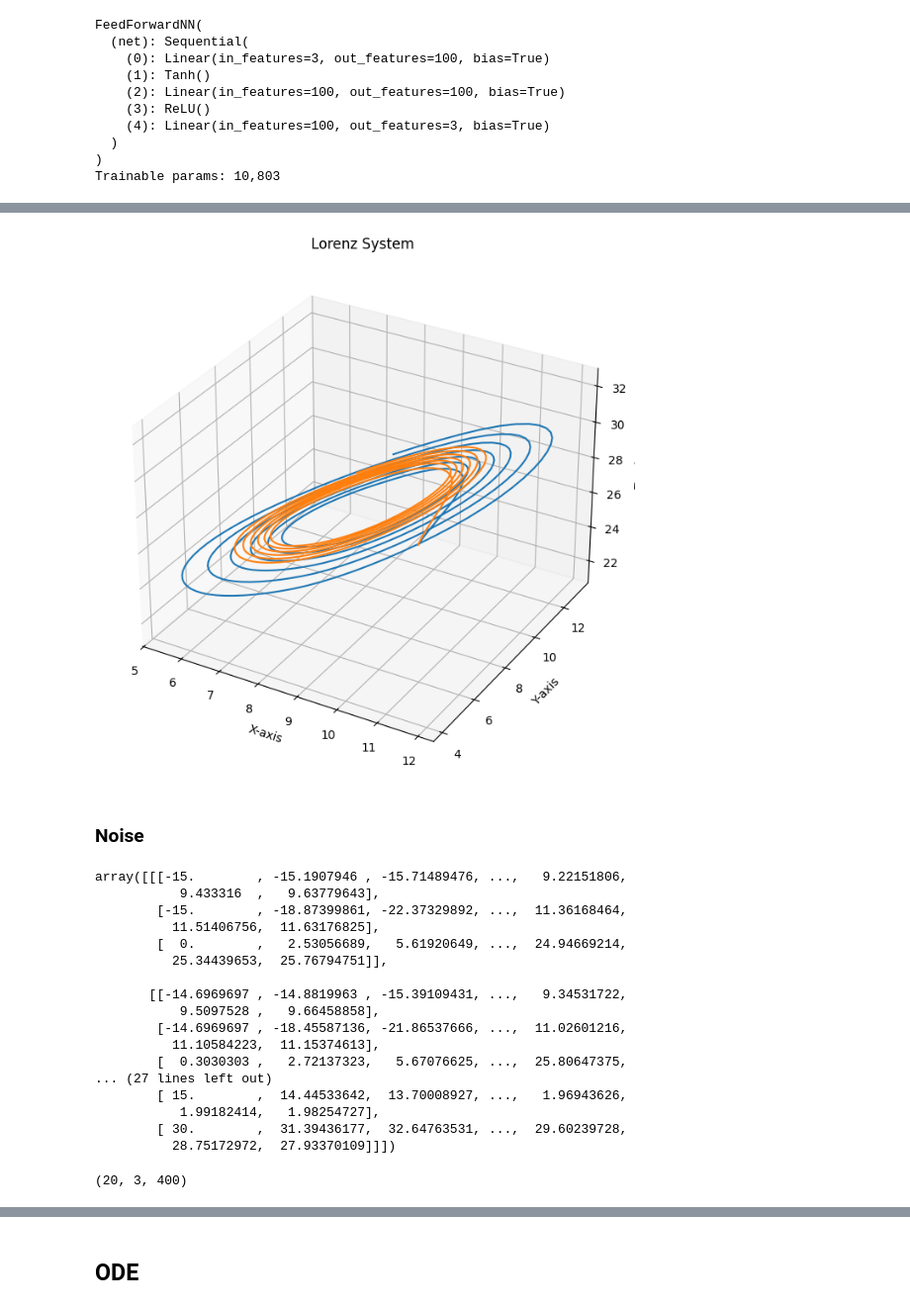
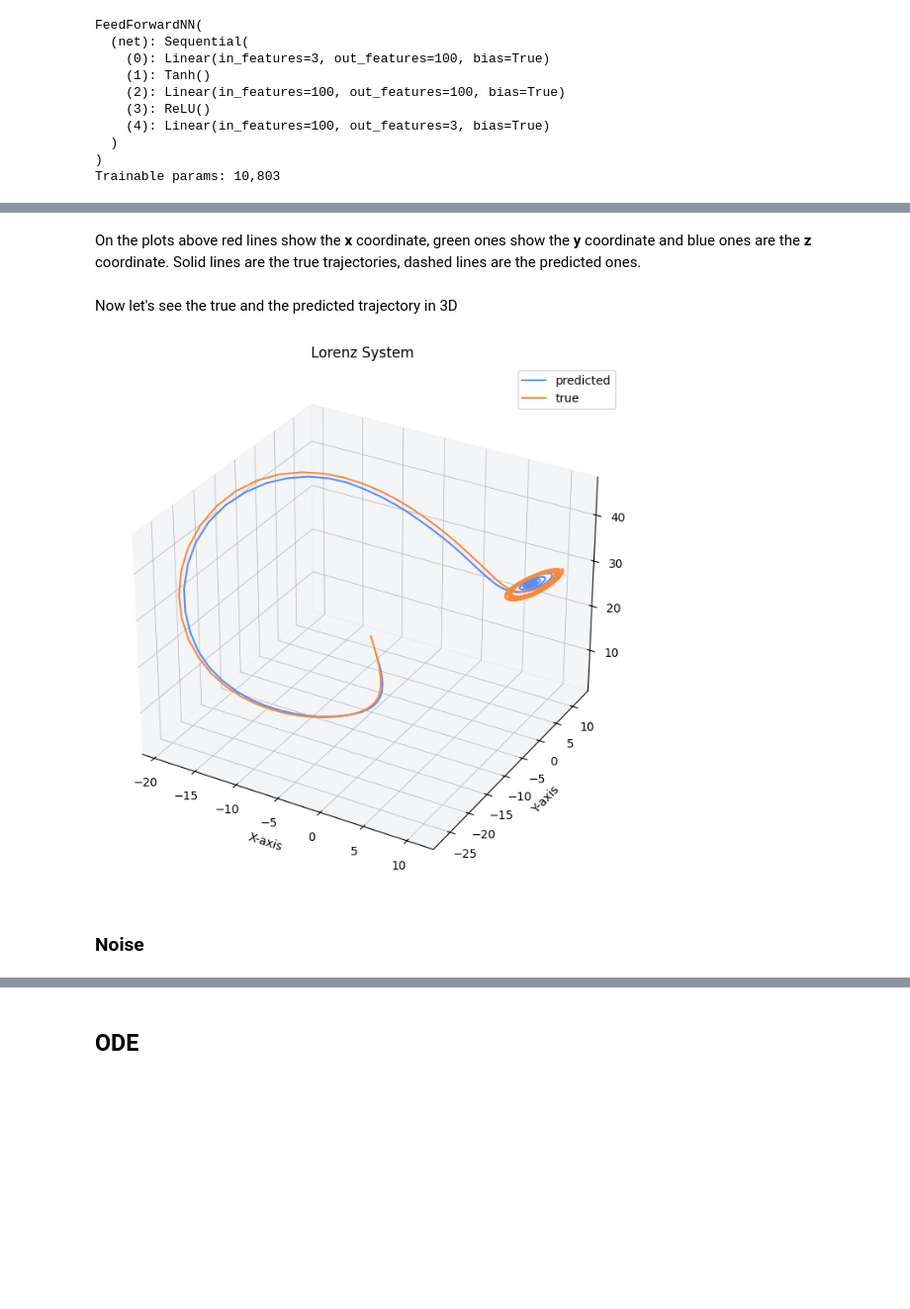
Before and after one commit to CosmicHitchhiker/ds_astro_2026s, a Jupyter notebook: ex9/exercise9.ipynb, the cells around one changed output, grey strips where cells are left out. Shown at 99% size. Saved outputs shown, nothing was run; the diff lists cells and outputs as text; code cells hidden in the pictures; blank space fills up the shorter version.

```diff
--- a/ex9/exercise9.ipynb
+++ b/ex9/exercise9.ipynb
@@ -420,2 +161,0 @@ array([[-15.        , -15.1907946 , -15.71489476, ...,   9.22151806,
-# %%
-traj_train, traj_test = train_test_split(np.array(solutions3), test_size=0.2, random_state=1)
@@ -453,0 +265,2 @@ X_test, y_test = X_test.reshape(-1, 3), y_test.reshape(-1, 3)
+# %%
+train_loader, val_loader, traj_train, traj_test, mins, maxs = setup_training_dataset(solutions3)
@@ -576,3 +386,0 @@ plt.show()
-# %%
-traj_train = traj_train.reshape(80, 400, 3)
-traj_test = traj_test.reshape(20, 400, 3)
@@ -645,0 +418,33 @@ plt.show()
+# %%
+
+# Define the global min/max for the physical data and the target ranges used in normalize/denormalize
+# 'mins' and 'maxs' are available globally from the training data normalization.
+global_physical_mins = mins
+global_physical_maxs = maxs
+global_target_minvals = np.array([-1,-1,0])
+global_target_maxvals = np.array([1,1,2])
+
+# evaluate on the held-out test trajectories: start the rollout from each test trajectory's
+# initial point and compare against the stored true trajectory (no re-integration needed)
+n_show = min(4, traj_test.shape[0])
+fig, axes = plt.subplots(2, 2, figsize=(9.5, 5.8), sharex=True, sharey=True)
+for ax, j in zip(axes.ravel(), range(n_show)):
+    true_i_normalized = traj_test[j] # This is a (400, 3) array, already in normalized units
+
+    # Perform rollout starting from the first normalized point of the test trajectory
+    pred_i_normalized = rollout(model, true_i_normalized[1], 400 - 2)
+
+    # Denormalize both true and predicted trajectories for plotting in physical units
+    true_i_physical = denormalize(true_i_normalized, global_physical_mins, global_physical_maxs, global_target_minvals, global_target_maxvals)
+    pred_i_physical = denormalize(pred_i_normalized, global_physical_mins, global_physical_maxs, global_target_minvals, global_target_maxvals)
+
+    # Plotting: use t1 (time array for 400 points) instead of t (time array for 10000 points)
+    for true_i_physical_1d, pred_i_physical_1d, c in zip(true_i_physical.T, pred_i_physical.T, ["r", "g", "b"]):
+        ax.plot(t1, true_i_physical_1d, color=c, lw=2.3)
+        ax.plot(t1[1:], pred_i_physical_1d, color=c, lw=1.8, ls="--")
+    ax.set_title(f"test trajectory {j}, x0=[{true_i_physical[0,0]:.2f}, {true_i_physical[0,1]:.2f}, {true_i_physical[0,2]:.2f}]") # Display x0 (x-component) of the physical trajectory
+    ax.set_xlabel("t")
+    ax.set_ylabel("x(t)")
+axes[0, 0].legend(frameon=False)
+fig.tight_layout()
+plt.show()
@@ -646,34 +453,19 @@ plt.show()
+# %% [markdown]
+On the plots above red lines show the **x** coordinate, green ones show the **y** coordinate and blue ones are the **z** coordinate. Solid lines are the true trajectories, dashed lines are the predicted ones.
+# %% [markdown]
+Now let's see the true and the predicted trajectory in 3D
 # %%
 fig = plt.figure(figsize=(10, 8))
 ax = fig.add_subplot(111, projection = '3d')
-ax.plot(pred_i_physical.T[0], pred_i_physical.T[1], pred_i_physical.T[2])
-ax.plot(true_i_physical.T[0], true_i_physical.T[1], true_i_physical.T[2])
+ax.plot(pred_i_physical.T[0], pred_i_physical.T[1], pred_i_physical.T[2], label="predicted")
+ax.plot(true_i_physical.T[0], true_i_physical.T[1], true_i_physical.T[2], label="true")
 ax.set_xlabel('X-axis')
 ax.set_ylabel('Y-axis')
 ax.set_zlabel('Z-axis')
 ax.set_title('Lorenz System')
+plt.legend()
 plt.show()
 # %% [output]
-[figure, old version]
+[figure, new version]
 # %% [markdown]
 ### Noise
-# %%
-np.array(solutions3)
-# %% [output]
-array([[[-15.        , -15.1907946 , -15.71489476, ...,   9.22151806,
-           9.433316  ,   9.63779643],
-        [-15.        , -18.87399861, -22.37329892, ...,  11.36168464,
-          11.51406756,  11.63176825],
-        [  0.        ,   2.53056689,   5.61920649, ...,  24.94669214,
-          25.34439653,  25.76794751]],
-
-       [[-14.6969697 , -14.8819963 , -15.39109431, ...,   9.34531722,
-           9.5097528 ,   9.66458858],
-        [-14.6969697 , -18.45587136, -21.86537666, ...,  11.02601216,
-          11.10584223,  11.15374613],
-        [  0.3030303 ,   2.72137323,   5.67076625, ...,  25.80647375,
-... (27 lines left out)
-        [ 15.        ,  14.44533642,  13.70008927, ...,   1.96943626,
-           1.99182414,   1.98254727],
-        [ 30.        ,  31.39436177,  32.64763531, ...,  29.60239728,
-          28.75172972,  27.93370109]]])
@@ -685,4 +471,0 @@ traj_train, traj_test = train_test_split(np.array(solutions3)+noise, test_size=0
-# %%
-traj_test.shape
-# %% [output]
-(20, 3, 400)
```
Also changed, not shown: parts of 77 cells of this notebook.
